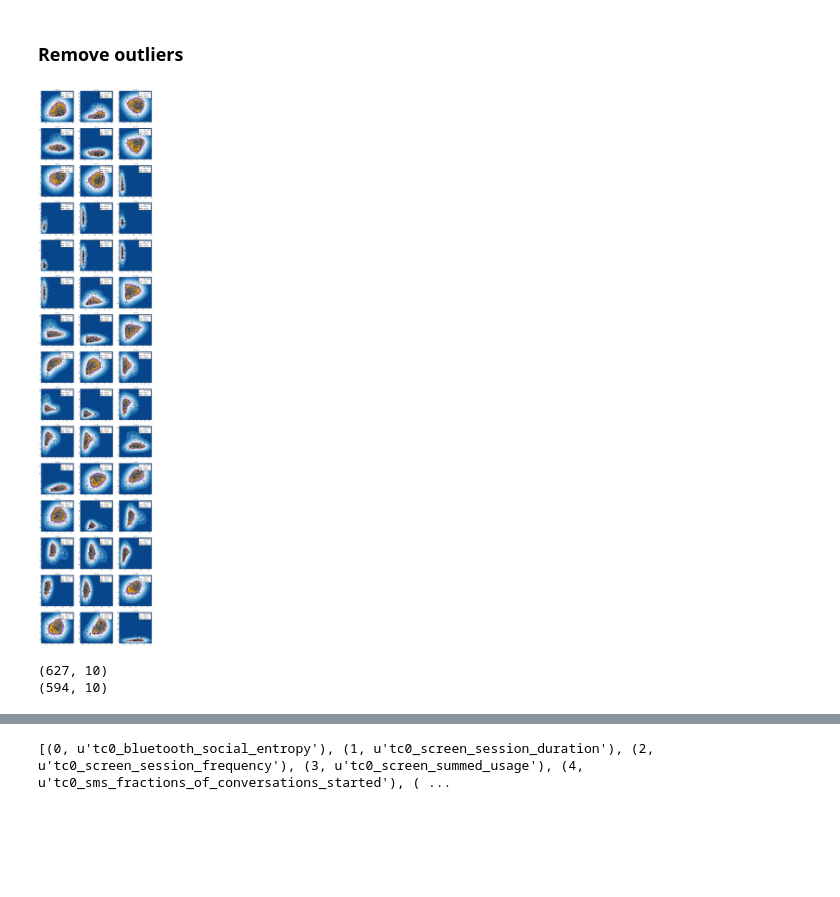
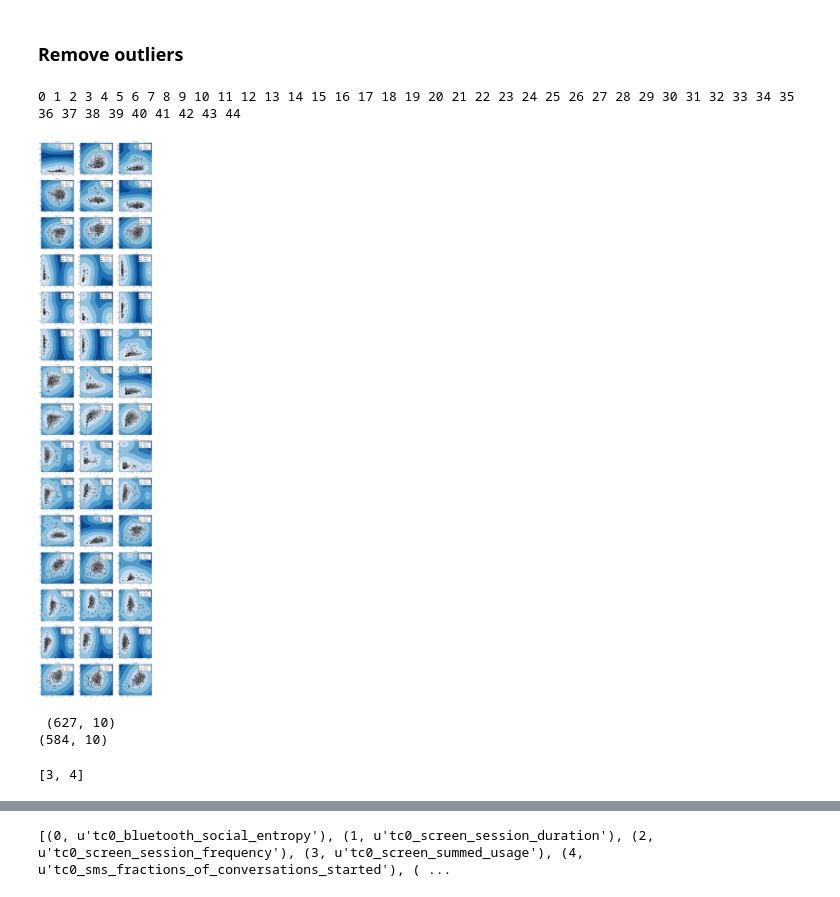
Before and after one commit to ulfaslak/MScProject-build-dataset, a Jupyter notebook: build_dataset/build_dataset.ipynb, the cells around one changed output, grey strips where cells are left out. Saved outputs shown, nothing was run; the diff lists cells and outputs as text; code cells hidden in the pictures; blank space fills up the shorter version.

Commit message:
successfully added kernel density to outlier detection scheme

```diff
--- a/build_dataset/build_dataset.ipynb
+++ b/build_dataset/build_dataset.ipynb
@@ -160,20 +160,26 @@ dict(zip(range(1, len(features_x)+1 ),features_x))
 # %% [markdown]
 ### Remove outliers
 # %%
-out = Outlier_detector_svm(X_scaled, hard=False, threshold=-1, visualize=True, nu=0.1, gamma=0.25)
-outliers = out.main()
+out_svm = Outlier_detector_svm(X_scaled, hard=False, threshold=-1, visualize=True, nu=0.1, gamma=0.25)
+out_kd = Outlier_detector_kd(X_scaled, visualize=True, threshold=0.07, bandwidth=0.5, kernel='exponential')
+outliers = out_kd.main()
 
 X_clean = np.delete(X_scaled,outliers,axis=0)
 Y_clean = np.delete(Y,outliers,axis=0)
 M_clean = np.delete(M,outliers,axis=0)
 
 print X_scaled.shape
 print X_clean.shape
 
 np.savetxt("data/X.csv", X_clean, delimiter=",")
 np.savetxt("data/Y.csv", Y_clean, delimiter=",")
 np.savetxt("data/M.csv", M, delimiter=",")
 # %% [output]
+0 1 2 3 4 5 6 7 8 9 10 11 12 13 14 15 16 17 18 19 20 21 22 23 24 25 26 27 28 29 30 31 32 33 34 35 36 37 38 39 40 41 42 43 44
-[figure, old version]
+[figure, new version]
-(627, 10)
-(594, 10)
+ (627, 10)
+(584, 10)
+# %%
+[1,2,3,4,5][2:-1]
+# %% [output]
+[3, 4]
```
Also changed, not shown: parts of 5 cells of this notebook, 3 other files.
